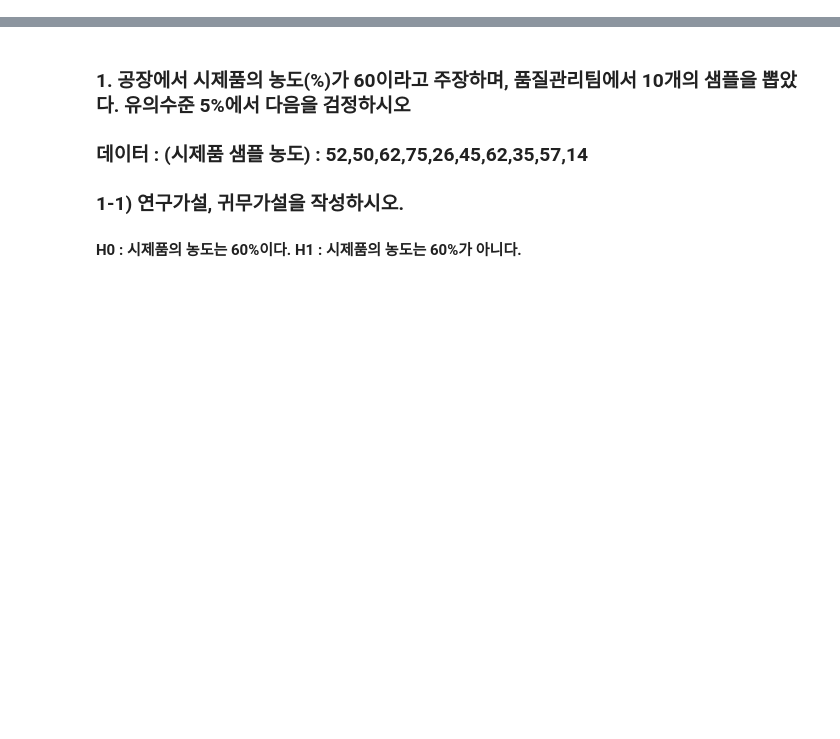
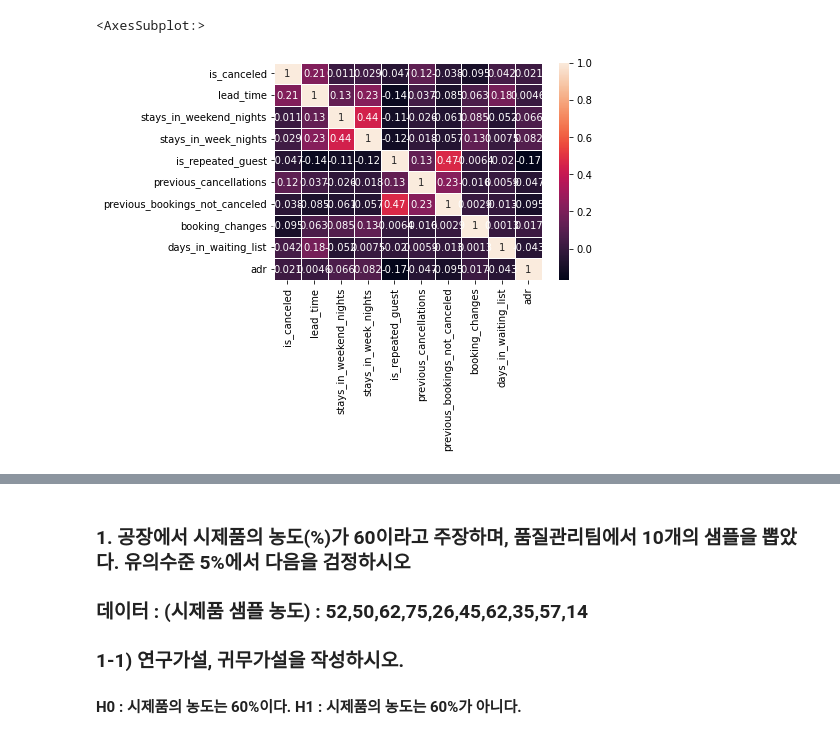
Before and after one commit to blackbutterfly0852/ADP_PRACTICE, a Jupyter notebook: 221124_23회기출.ipynb, the cells around one changed output, grey strips where cells are left out. Saved outputs shown, nothing was run; the diff lists cells and outputs as text; code cells hidden in the pictures; blank space fills up the shorter version.

```diff
--- a/221124_23회기출.ipynb
+++ b/221124_23회기출.ipynb
@@ -43,0 +81,9 @@
+# %%
+## 1-3) 독립변수 간 상관관계 > X
+## 1-4) 독립변수와 종속변수의 상관관계 > X
+df_corr = df.corr(method='pearson')
+import seaborn as sns
+sns.heatmap(df_corr, xticklabels=df_corr.columns, yticklabels=df_corr.columns, annot = True, linewidth = 1)
+# %% [output]
+<AxesSubplot:>
+[figure, added]
```
Also changed, not shown: parts of 24 cells of this notebook.
